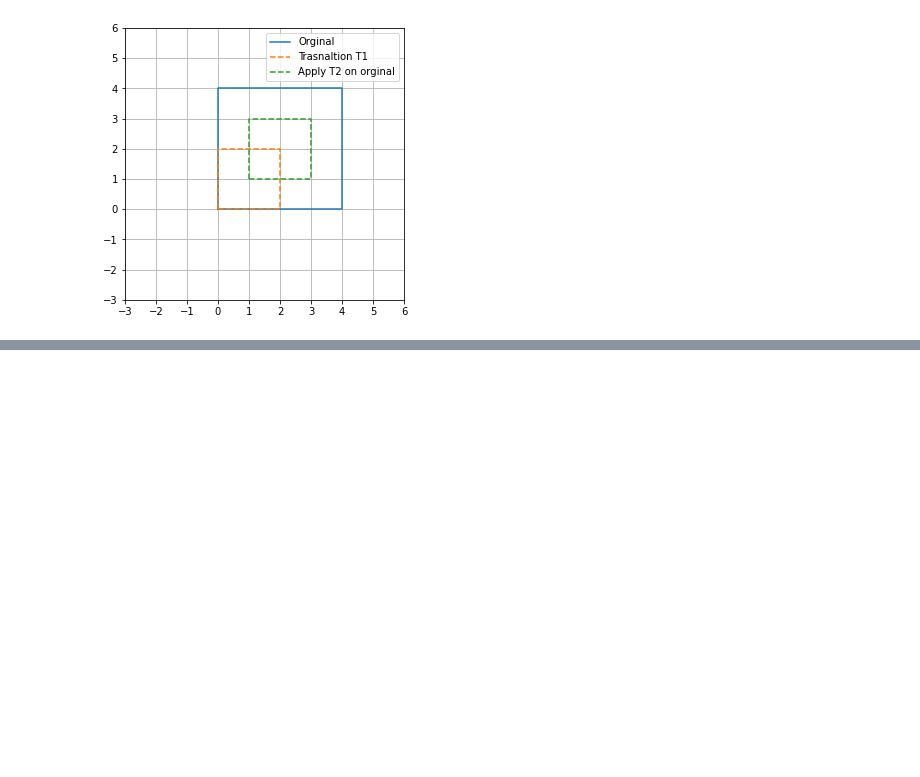
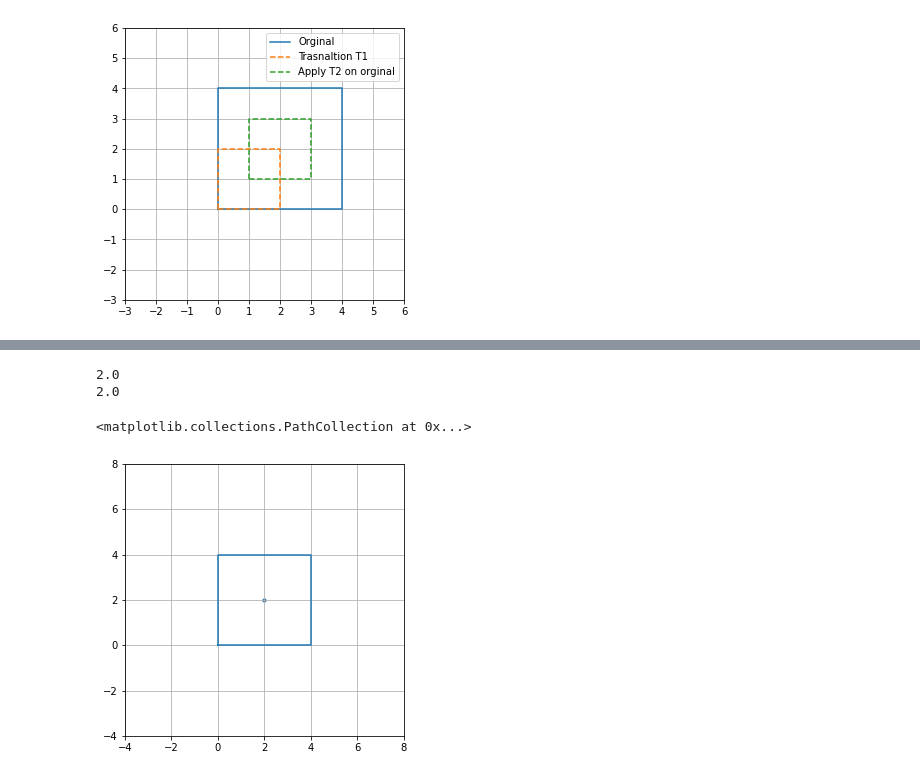
Before and after one commit to tuantdang/computer_graphics, a Jupyter notebook: lectures/w01_transformation_2D.ipynb, the cells around one changed output, grey strips where cells are left out. Saved outputs shown, nothing was run; the diff lists cells and outputs as text; code cells hidden in the pictures; blank space fills up the shorter version.

```diff
--- a/lectures/w01_transformation_2D.ipynb
+++ b/lectures/w01_transformation_2D.ipynb
@@ -332,0 +356,16 @@ ax.legend()
+# %%
+# Orginal
+x = np.array([0, 0, 4, 4, 0])
+y = np.array([0, 4, 4, 0, 0])
+
+xc = x[:-1].mean(); print(xc) # get all elements in array expect the last one slicing [:-1]
+yc = x[:-1].mean(); print(yc)
+
+ax = setup_plot()
+ax.plot(x,y)
+ax.scatter([xc], [yc], s=10)
+# %% [output]
+2.0
+2.0
+<matplotlib.collections.PathCollection at 0x...>
+[figure, added]
```
Also changed, not shown: parts of 6 cells of this notebook.
